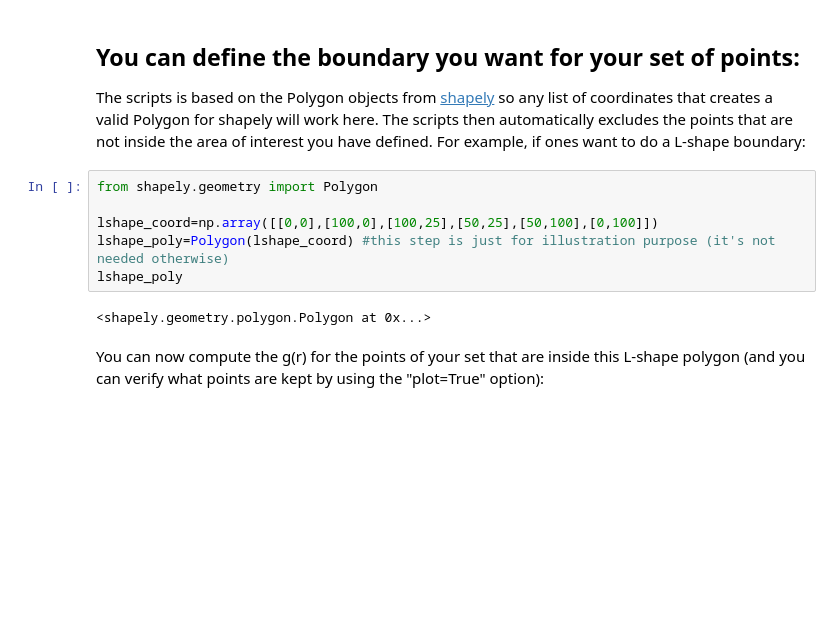
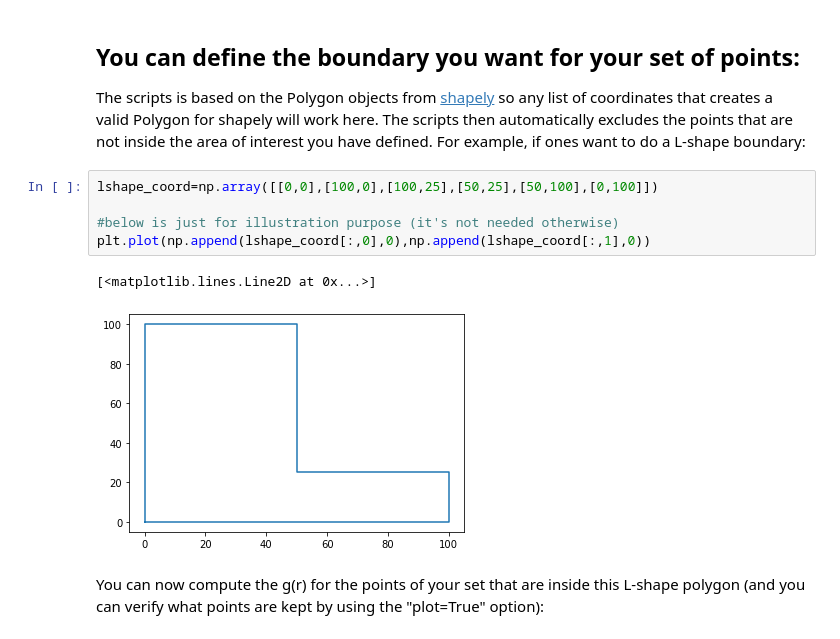
Before and after one commit to aberut/paircorrelation2d, a Jupyter notebook: example.ipynb, the cells around one changed output. Cells and saved outputs as stored; diff of their text form; blank space fills up the shorter version.

Commit message:
fixed an online visualisation issue for example.ipynb

```diff
--- a/example.ipynb
+++ b/example.ipynb
@@ -139,13 +139,13 @@ Here the difference is more noticeable, because more than half of the points are
 The scripts is based on the Polygon objects from [shapely](https://shapely.readthedocs.io/en/latest/manual.html#polygons) so any list of coordinates that creates a valid Polygon for shapely will work here. The scripts then automatically excludes the points that are not inside the area of interest you have defined.
 For example, if ones want to do a L-shape boundary:
 # %%
-from shapely.geometry import Polygon
+lshape_coord=np.array([[0,0],[100,0],[100,25],[50,25],[50,100],[0,100]])
 
-lshape_coord=np.array([[0,0],[100,0],[100,25],[50,25],[50,100],[0,100]])
-lshape_poly=Polygon(lshape_coord) #this step is just for illustration purpose (it's not needed otherwise)
-lshape_poly
+#below is just for illustration purpose (it's not needed otherwise)
+plt.plot(np.append(lshape_coord[:,0],0),np.append(lshape_coord[:,1],0))
 # %% [output]
-<shapely.geometry.polygon.Polygon at 0x...>
+[<matplotlib.lines.Line2D at 0x...>]
+[figure, added]
 # %% [markdown]
 You can now compute the g(r) for the points of your set that are inside this L-shape polygon (and you can verify what points are kept by using the "plot=True" option):
 # %%
```
Also changed, not shown: parts of 13 cells of this notebook, 1 other file.
